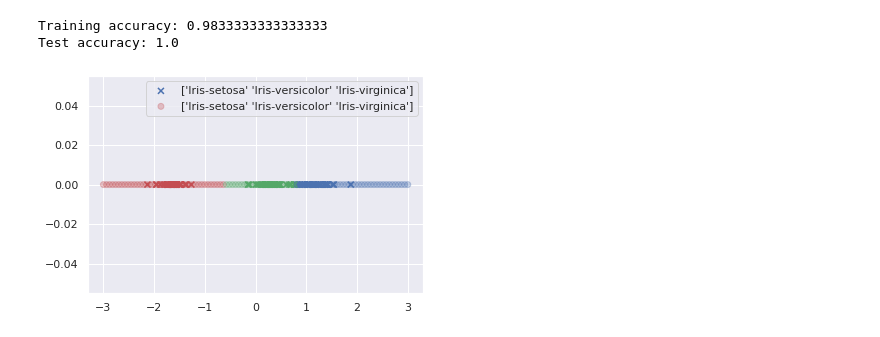
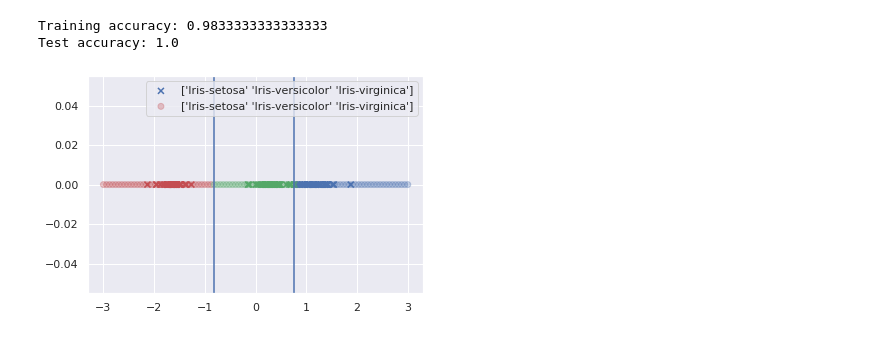
Before and after one commit to Akshat-Goyal/Semester5, a Jupyter notebook: smai/hw9/LDA Excercise 1.ipynb, the cells around one changed output. Saved outputs shown, nothing was run; the diff lists cells and outputs as text; code cells hidden in the pictures.

```diff
--- a/smai/hw9/LDA Excercise 1.ipynb
+++ b/smai/hw9/LDA Excercise 1.ipynb
@@ -115,5 +115,5 @@ def LDA(X_train, y_train):
 
     return eigvecs[:, 0:1].T
 # %%
-W = LDA(X_train, y_train)
+W_lda = LDA(X_train, y_train)
 # %%
@@ -229 +139,17 @@ Training one vs all classifier ends
+# %%
+prob, mean, std = info_per_class(X_train @ W_lda.T, y_train)
+# %%
+def calc_prob(X, p, m, s):
+    return 1 / s * np.exp(-1 / 2 * (((X - m) / s) ** 2))
+
+def predict(X, prob, mean, std):
+    val = []
+    for c in range(mean.shape[0]):
+        val.append(calc_prob(X, prob[c], mean[c], std[c]))
+    val = np.array(val)
+    return np.argmax(val, axis=0)
+
+def accuracy(X, y, W_lda, prob, mean, std):
+    y_pred = predict((X @ W_lda.T).ravel(), prob, mean, std)
+    return np.count_nonzero(getlabel(y) == y_pred) / y.shape[0]
 # %%
@@ -233,17 +159,33 @@ print(f"Test accuracy: {accuracy_onevsall(X_test @ W.T, y_test, W_onevsall)}")
 Training accuracy: 0.9833333333333333
 Test accuracy: 1.0
 # %%
-def plot1D_decision_boundary(X, y):
+def boundary(X, prob, mean, std):
+    val = []
+    for c in range(mean.shape[0]):
+        val.append(calc_prob(X, prob[c], mean[c], std[c]))
+    b = []
+    for c in range(mean.shape[0]-1):
+        u1, u2 = mean[c], mean[c+1]
+        s1, s2 = std[c], std[c+1]
+        c = u2 * (s1**2) - s2 * (u1 * s2 + s1 * np.sqrt((u1 - u2) ** 2 + 2 * (s1 ** 2 - s2 ** 2) * np.log(s1 / s2)))
+        c /= s1 ** 2 - s2 ** 2
+        b.append(c)
+    return b
+
+def plot1D_decision_boundary(X, y, prob, mean, std):
     X = X.ravel()
     label = np.unique(y)
     fig, ax = plt.subplots()
     ax.scatter(X, np.zeros((X.shape[0])), c=getlabel(y, ['r','g','b']), label=label, marker='x')
     X = np.linspace(-3, 3, 100)
-    y = predict_onevsall(X.reshape((-1, 1)), W_onevsall)
+    y = predict(X, prob, mean, std)
     ax.scatter(X, np.zeros((X.shape[0])), alpha=0.3, c=getlabel(y,['r','g','b']), label=label)
+    b1, b2 = boundary(X, prob, mean, std)
+    ax.axvline(b1)
+    ax.axvline(b2)
     ax.legend()
     plt.show()
 # %%
-plot1D_decision_boundary(X_train @ W.T, y_train)
+plot1D_decision_boundary(X_train @ W_lda.T, y_train, prob, mean, std)
 # %% [output]
-[figure, old version]
+[figure, new version]
```
Also changed, not shown: parts of 5 cells of this notebook, 41 other files.
